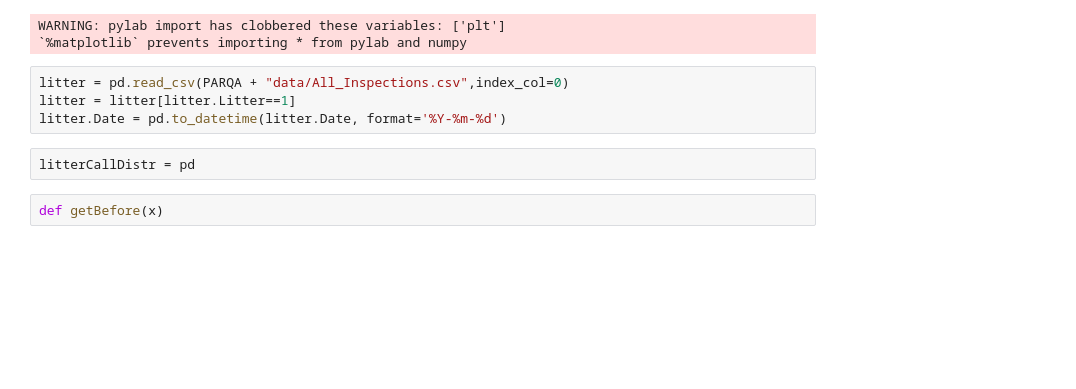
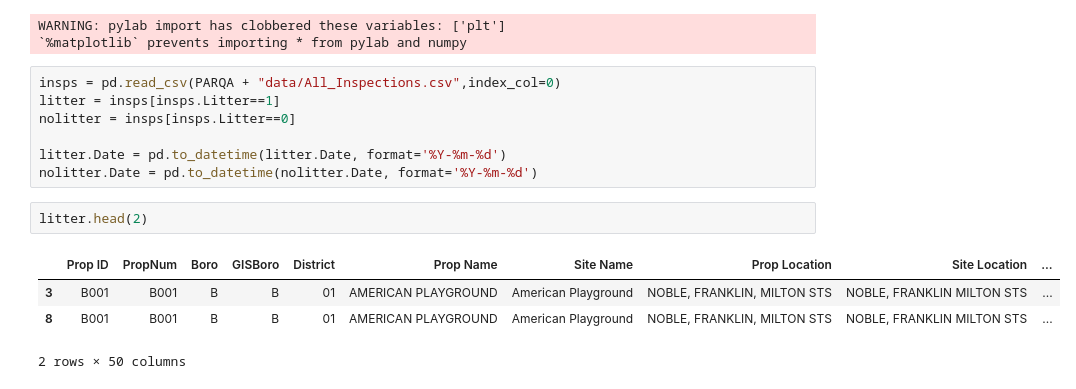
Before and after one commit to gdobler/parqa, a Jupyter notebook: Inspections/TimeDistribution.ipynb, the cells around one changed output. Saved outputs shown, nothing was run; the diff lists cells and outputs as text; blank space fills up the shorter version.

```diff
--- a/Inspections/TimeDistribution.ipynb
+++ b/Inspections/TimeDistribution.ipynb
@@ -20,10 +20,16 @@ Populating the interactive namespace from numpy and matplotlib
 WARNING: pylab import has clobbered these variables: ['plt']
 `%matplotlib` prevents importing * from pylab and numpy
 # %%
-litter = pd.read_csv(PARQA + "data/All_Inspections.csv",index_col=0)
-litter = litter[litter.Litter==1]
+insps = pd.read_csv(PARQA + "data/All_Inspections.csv",index_col=0)
+litter = insps[insps.Litter==1]
+nolitter = insps[insps.Litter==0]
+
 litter.Date = pd.to_datetime(litter.Date, format='%Y-%m-%d')
+nolitter.Date = pd.to_datetime(nolitter.Date, format='%Y-%m-%d')
-# %%
-litterCallDistr = pd
-# %%
-def getBefore(x)
+# %%
+litter.head(2)
+# %% [output]
+|  | Prop ID | PropNum | Boro | GISBoro | District | Prop Name | Site Name | Prop Location | Site Location | ... |
+| 3 | B001 | B001 | B | B | 01 | AMERICAN PLAYGROUND | American Playground | NOBLE, FRANKLIN, MILTON STS | NOBLE, FRANKLIN MILTON STS | ... |
+| 8 | B001 | B001 | B | B | 01 | AMERICAN PLAYGROUND | American Playground | NOBLE, FRANKLIN, MILTON STS | NOBLE, FRANKLIN MILTON STS | ... |
+2 rows × 50 columns
```
Also changed, not shown: parts of 11 cells of this notebook, 6 other files.
